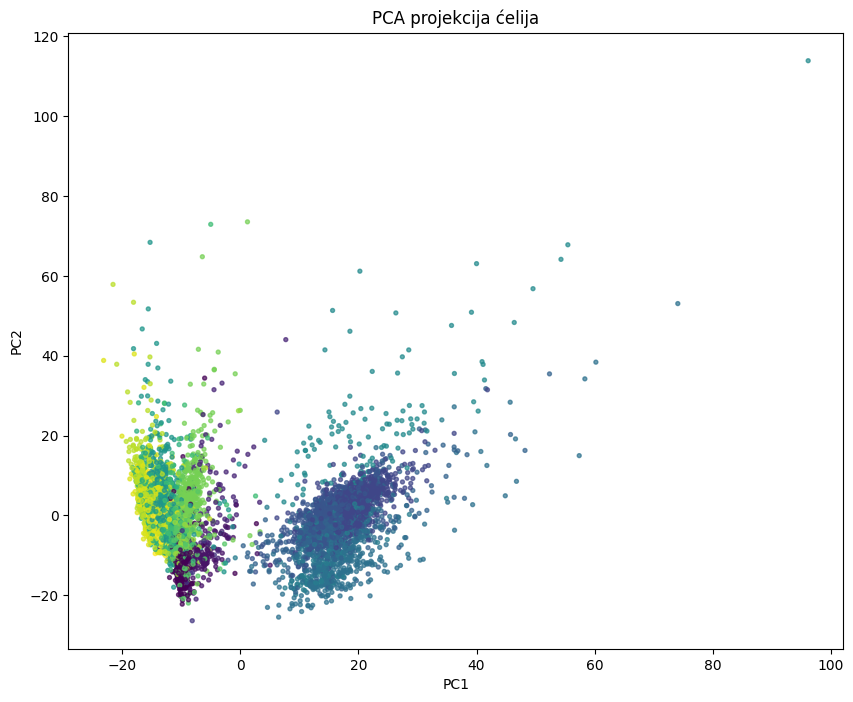
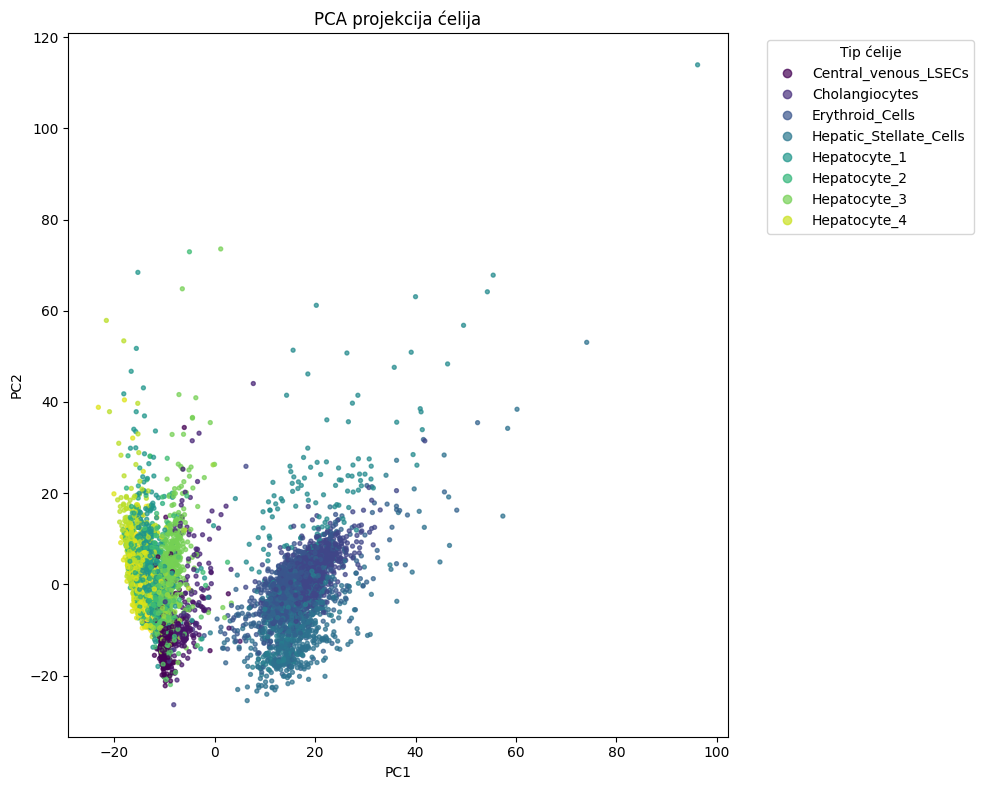
Unified diff of the notebook cell whose output changed from the first chart to the second:
--- before
+++ after
@@ -18,3 +18,15 @@
 plt.title('PCA projekcija ćelija')
 
+handles, _ = scatter.legend_elements()
+
+plt.legend(
+    handles,
+    le.classes_,
+    title="Tip ćelije",
+    bbox_to_anchor=(1.05, 1),
+    loc="upper left"
+)
+
+plt.tight_layout()
+
 plt.show()

Commit: add pca legend